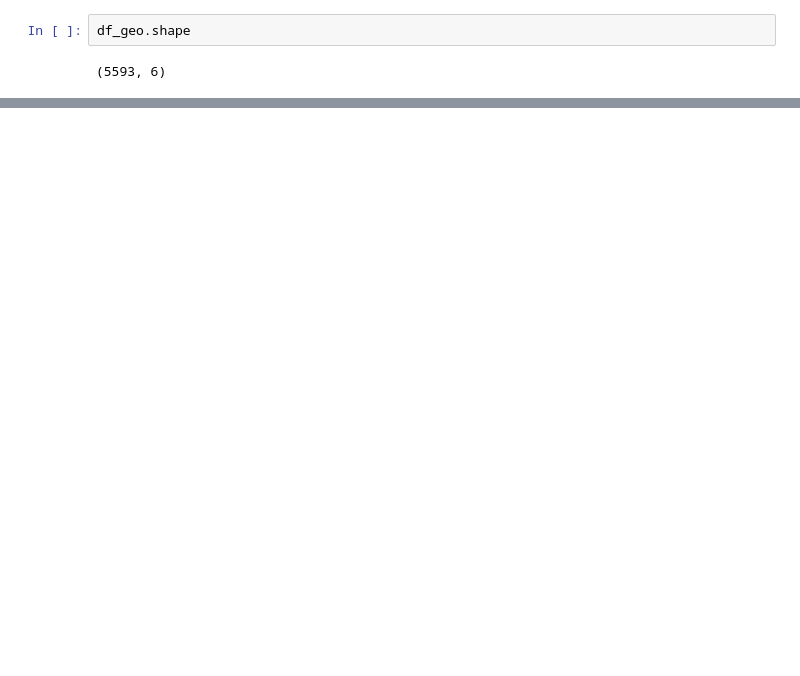
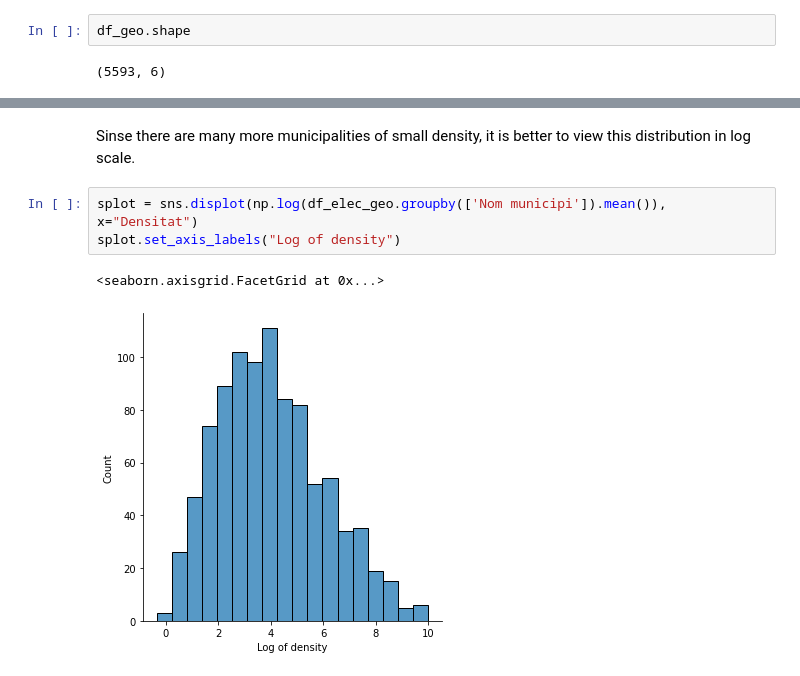
Before and after one commit to elithepooh/Coursera_Capstone, a Jupyter notebook: VoterParticipation.ipynb, the cells around one changed output, grey strips where cells are left out. Saved outputs shown, nothing was run; the diff lists cells and outputs as text; blank space fills up the shorter version.

```diff
--- a/VoterParticipation.ipynb
+++ b/VoterParticipation.ipynb
@@ -61,0 +481,8 @@ df_geo.shape
+# %% [markdown]
+Sinse there are many more municipalities of small density, it is better to view this distribution in log scale.
+# %%
+splot = sns.displot(np.log(df_elec_geo.groupby(['Nom municipi']).mean()), x="Densitat")
+splot.set_axis_labels("Log of density")
+# %% [output]
+<seaborn.axisgrid.FacetGrid at 0x...>
+[figure, added]
```
Also changed, not shown: parts of 136 cells of this notebook, 4 other files.
